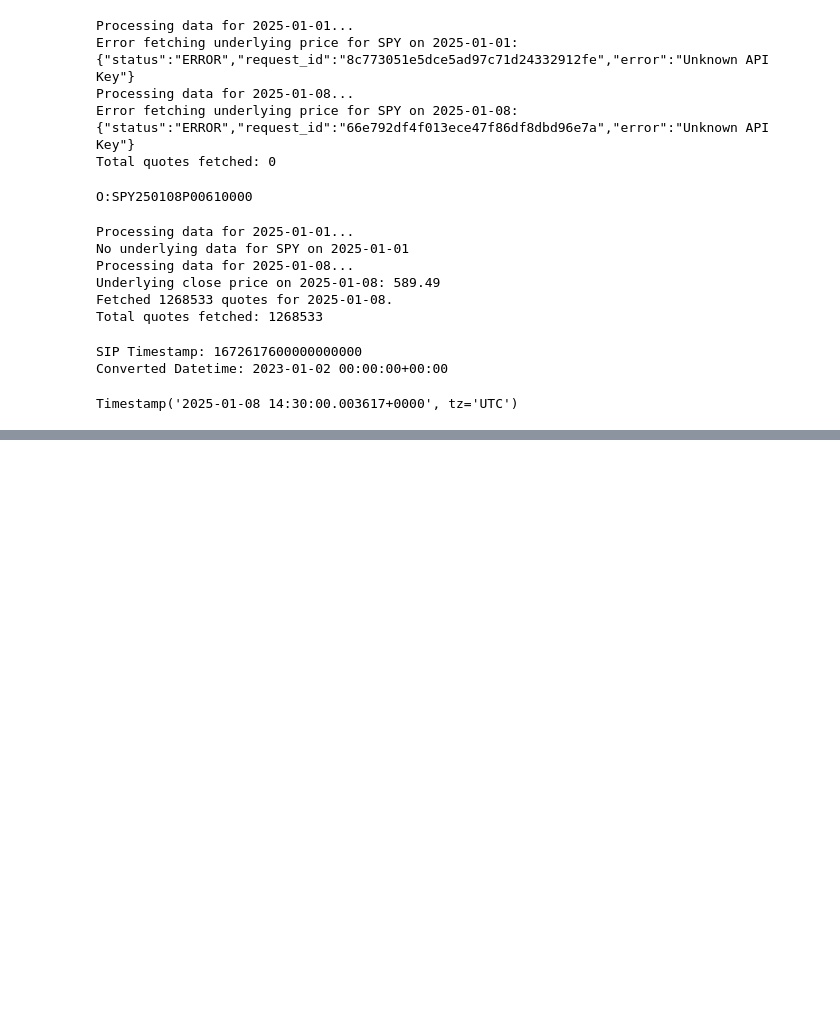
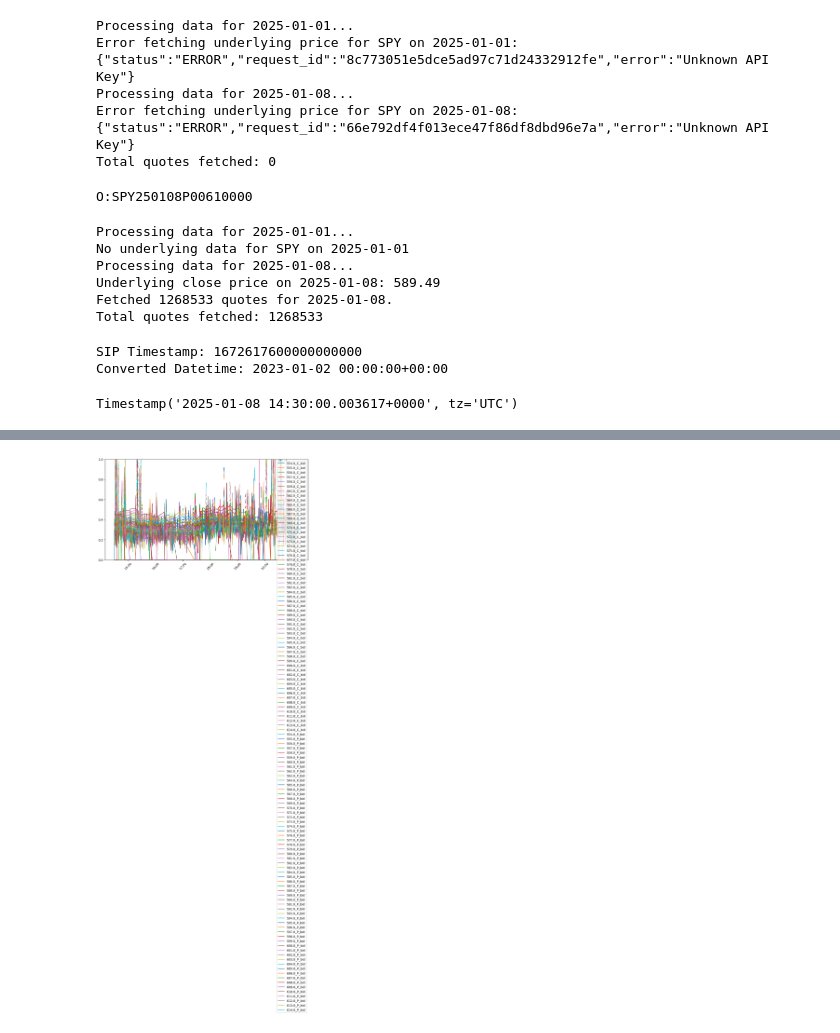
Before and after one commit to stirlitzzz/daily_options1, a Jupyter notebook: polygon_explore2.ipynb, the cells around one changed output, grey strips where cells are left out. Drawn from its saved outputs; the diff is of its cells as text; code cells hidden in the pictures; blank space fills up the shorter version.

```diff
--- a/polygon_explore2.ipynb
+++ b/polygon_explore2.ipynb
@@ -324,0 +1018,43 @@ df.to_csv("quotes.csv", index=False)
+# %%
+df=df_result
+df["texp"]=localized_4pm-df["minute"]
+#df["texp_years"]=df_combined_snapshots["texp"].dt.total_seconds()/31557600
+#df["texp_years"]=df_combined_snapshots["texp_years"]*(14.0/7.0)
+
+df["texp_years"]=df["texp"].dt.total_seconds()/31557600
+#df["texp_years"]=df["texp_years"]*(14.0/7.0)
+
+import py_vollib.black_scholes_merton.implied_volatility
+import py_vollib_vectorized
+flag=df["option_type"].apply(lambda x: "c" if x=="C" else "p")
+strike=df["strike"]
+f=df["bid_price"]
+f_ask=df["best_ask_price"]
+s=df["close_price"]
+t=df["texp_years"]
+r=0.0000001
+bid_iv=py_vollib_vectorized.vectorized_implied_volatility(f, s, strike, t, r,flag)
+ask_iv=py_vollib_vectorized.vectorized_implied_volatility(f_ask, s, strike, t, r,flag)
+df["bid_iv"]=bid_iv
+df["ask_iv"]=ask_iv
+df["mid_iv"]=(df["bid_iv"]+df["ask_iv"])/2
+# %%
+import matplotlib.pyplot as plt
+import matplotlib.dates as mdates
+fig, ax = plt.subplots(figsize=(12, 6))
+
+tickers=df["ticker"].unique()
+for ticker in tickers:
+    df_ticker=df[df["ticker"]==ticker]
+    strike=df_ticker["strike"].iloc[0]
+    cp=df_ticker["option_type"].iloc[0]
+    ax.plot(df_ticker["minute"], df_ticker["bid_iv"], label=f"{strike}_{cp}_bid")
+    ax.set_ylim(0, 1)
+    ax.xaxis.set_major_locator(mdates.HourLocator(interval=1))
+    ax.xaxis.set_major_formatter(mdates.DateFormatter("%H:%M"))
+    plt.xticks(rotation=45)
+
+plt.legend()
+plt.show()
+# %% [output]
+[figure, added]
```
Also changed, not shown: parts of 36 cells of this notebook.
